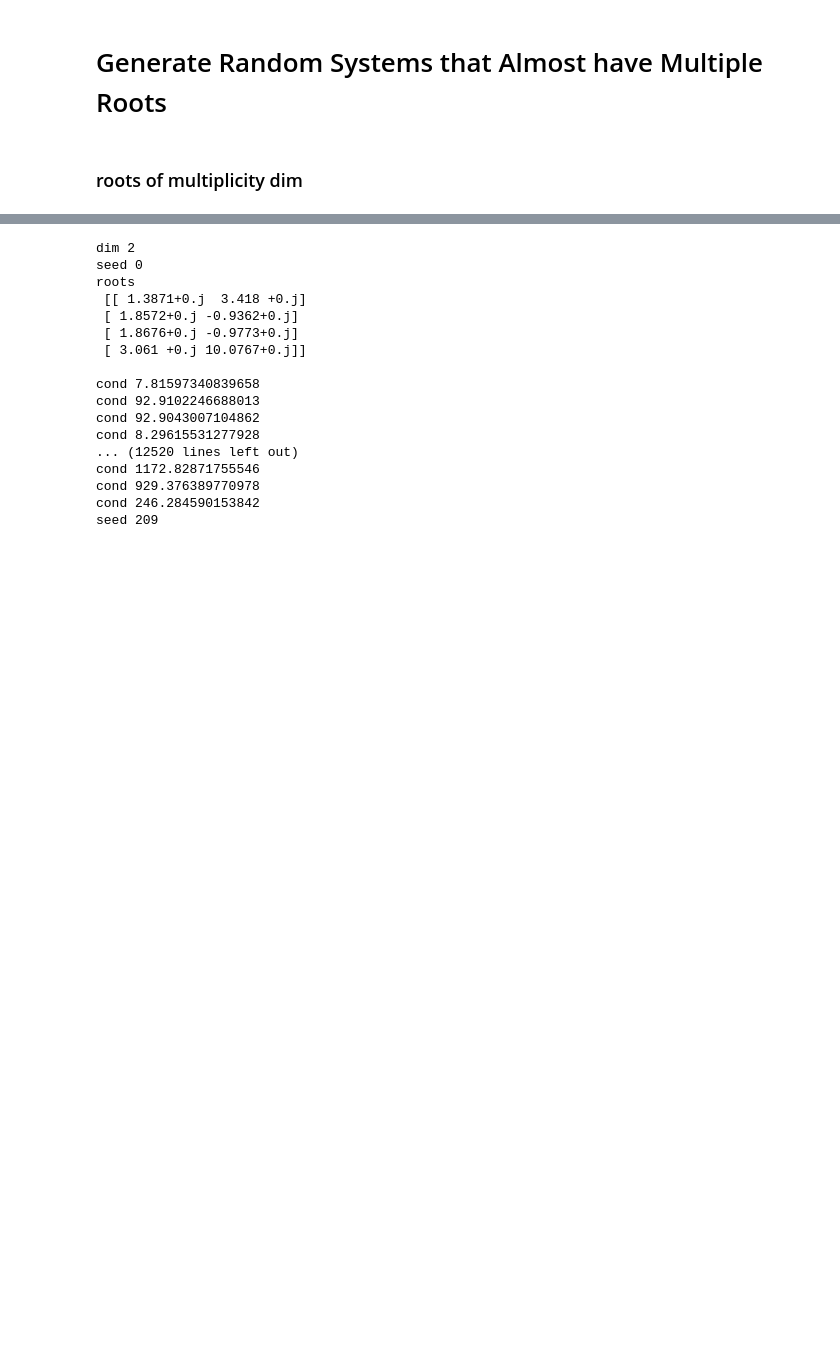
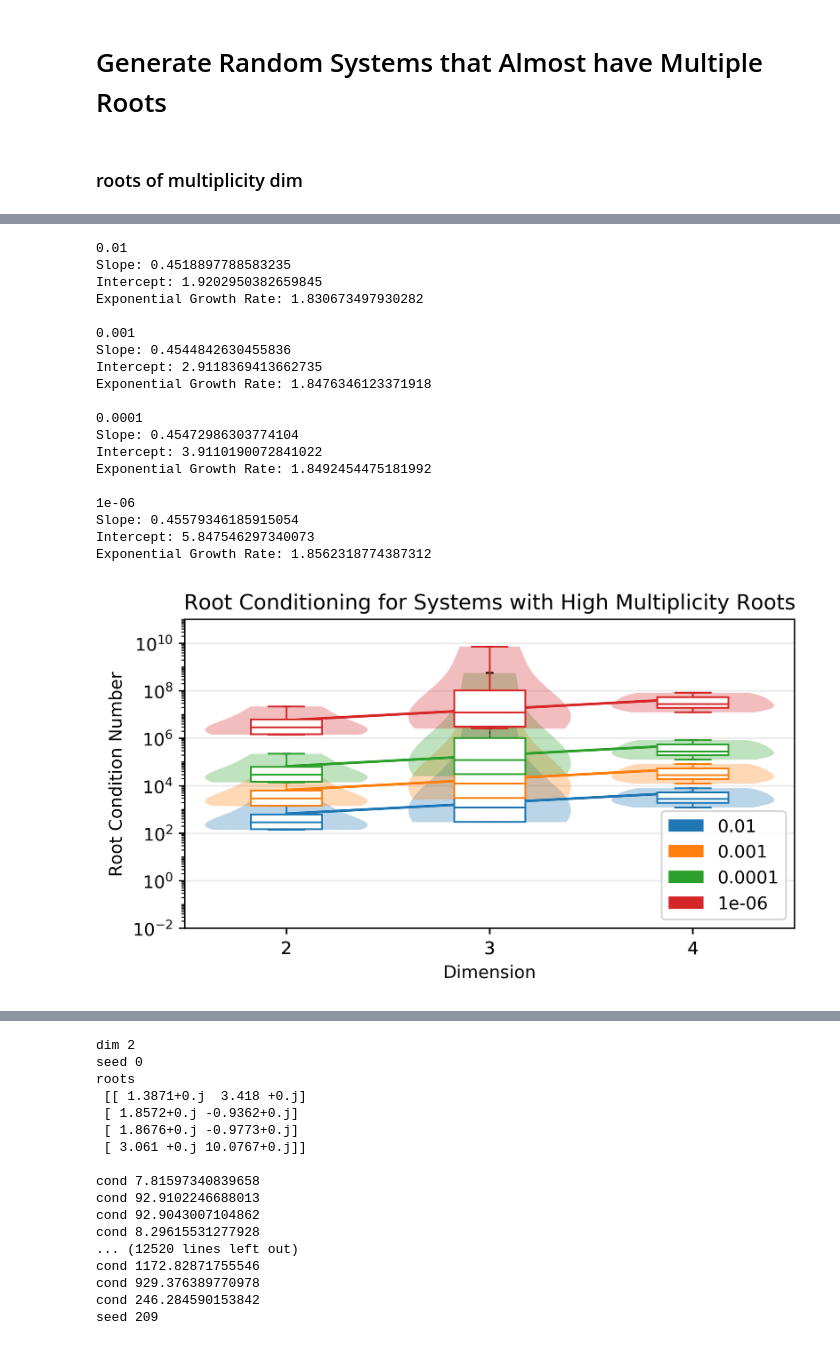
Before and after one commit to tylerjarvis/eigen_rootfinding, a Jupyter notebook: ConditioningRatios.ipynb, the cells around one changed output, grey strips where cells are left out. Saved outputs shown, nothing was run; the diff lists cells and outputs as text; code cells hidden in the pictures; blank space fills up the shorter version.

Commit message:
initial testing with debugged conditioning ratios

```diff
--- a/ConditioningRatios.ipynb
+++ b/ConditioningRatios.ipynb
@@ -472,0 +353,15 @@ Mpmath settings:
+# %%
+folder = 'tests/conditioning_ratios/nearby_roots/mult/'
+condratios = []
+eigenconds = []
+rootconds = []
+alphas = [1e-2,1e-3,1e-4,1.00000000e-06]#, 1.26485522e-06, 1.59985872e-06]
+testsperdim = 5
+digitsprecision = 100
+for alpha in alphas:
+    alphastr = str(alpha).replace('.','_')
+    filename = 'alpha'+alphastr+f'_{testsperdim}testsperdim_{digitsprecision}digitsprecision'
+    fileend = '.npy'
+    condratios.append(np.load(folder+filename+fileend,allow_pickle=True).item())
+    eigenconds.append(np.load(folder+filename+'_eigconds'+fileend,allow_pickle=True).item())
+    rootconds.append(np.load(folder+filename+'_rootconds'+fileend,allow_pickle=True).item())
@@ -472,0 +408,30 @@ Mpmath settings:
+# %%
+plot(rootconds,
+     alphas,
+     figsize=(6.25,3.25),
+     filename='high_multiplicity_root_conds',
+     title='Root Conditioning for Systems with High Multiplicity Roots',
+     yaxislabel='Root Condition Number',
+     min_ylim=-2,
+     max_ylim=11)
+# %% [output]
+0.01
+Slope: 0.4518897788583235
+Intercept: 1.9202950382659845
+Exponential Growth Rate: 1.830673497930282
+
+0.001
+Slope: 0.4544842630455836
+Intercept: 2.9118369413662735
+Exponential Growth Rate: 1.8476346123371918
+
+0.0001
+Slope: 0.45472986303774104
+Intercept: 3.9110190072841022
+Exponential Growth Rate: 1.8492454475181992
+
+1e-06
+Slope: 0.45579346185915054
+Intercept: 5.847546297340073
+Exponential Growth Rate: 1.8562318774387312
+[figure, added]
```
Also changed, not shown: parts of 21 cells of this notebook, 36 other files.
